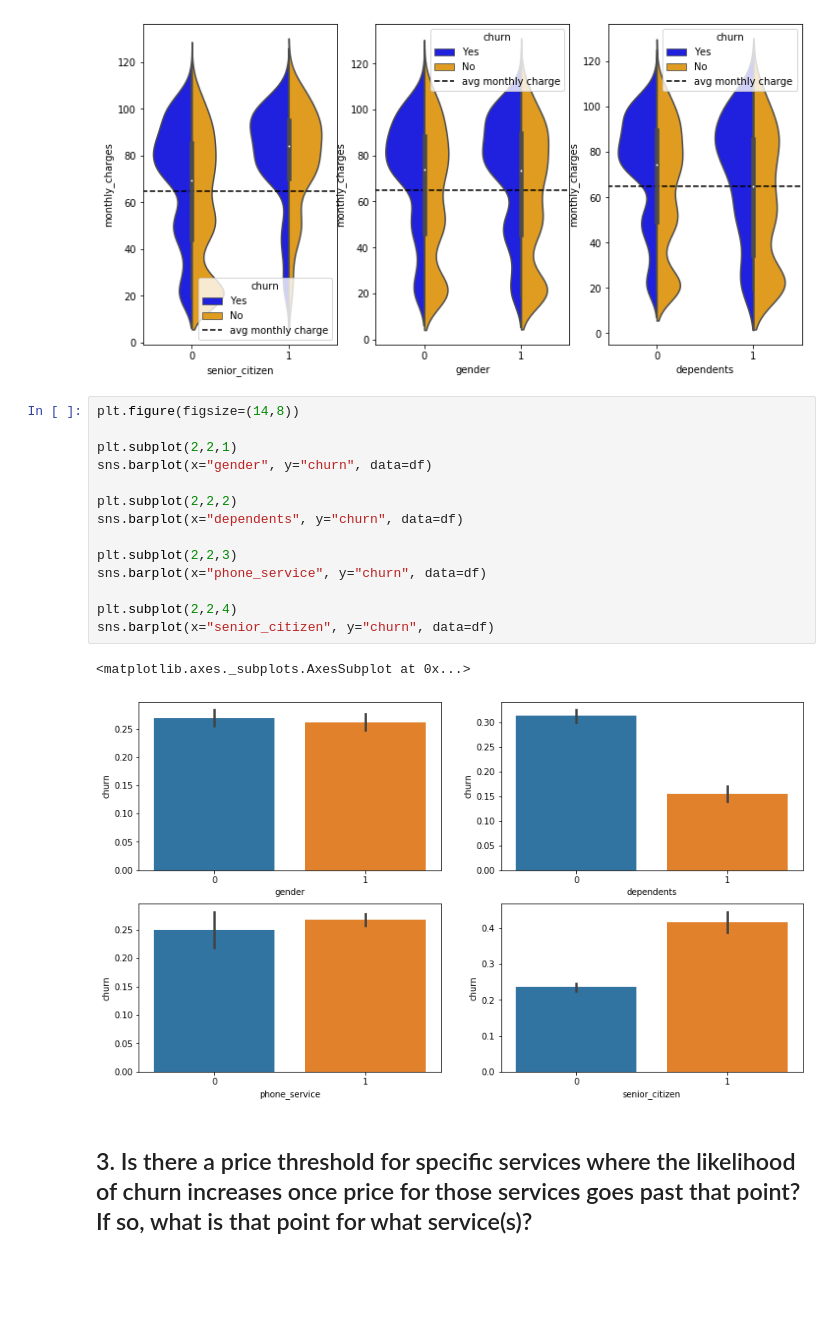
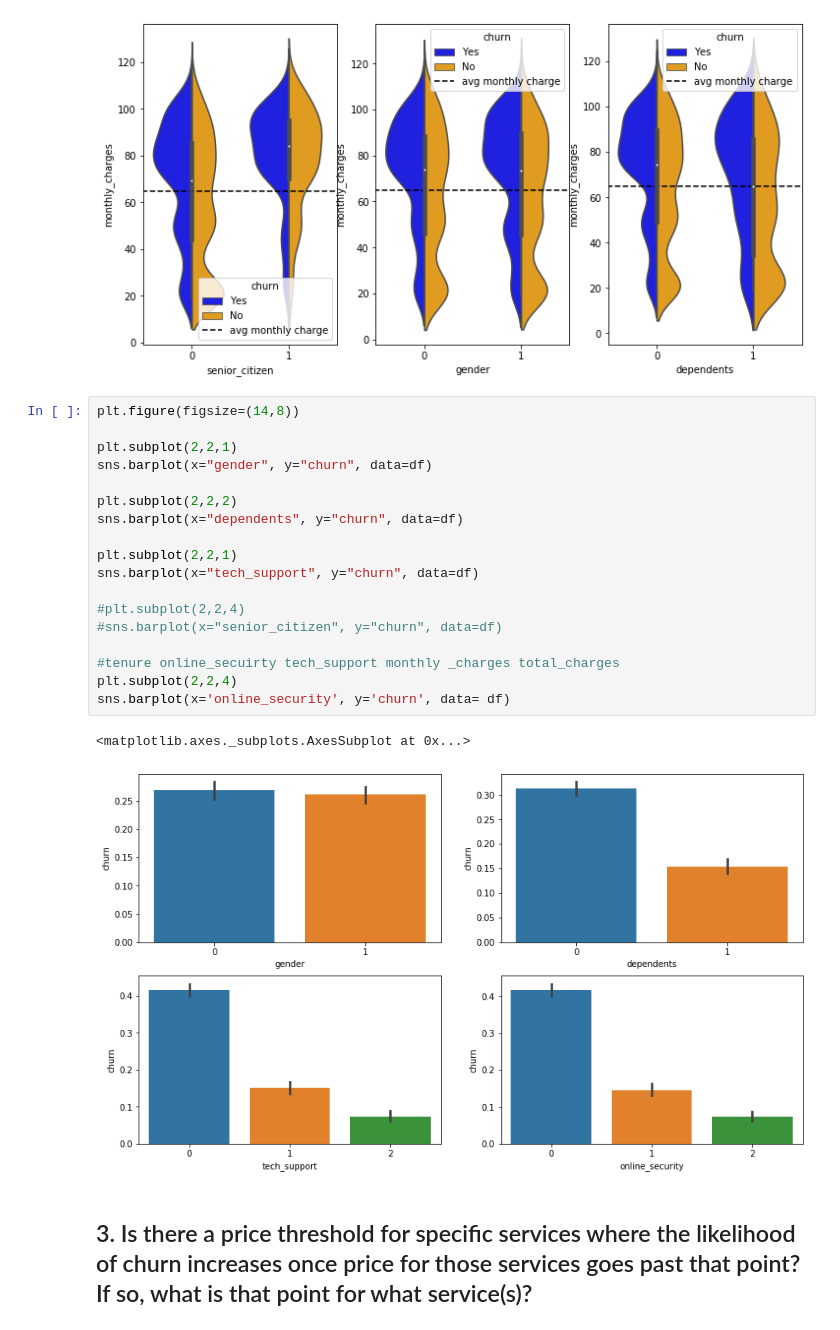
Before and after one commit to Mattsantos541/Telco-Regression-Project, a Jupyter notebook: Telco Classification project.ipynb, the cells around one changed output. Drawn from its saved outputs; the diff is of its cells as text; blank space fills up the shorter version.

```diff
--- a/Telco Classification project.ipynb
+++ b/Telco Classification project.ipynb
@@ -674,20 +605,24 @@ for i, feature in enumerate(features):
 # %%
 plt.figure(figsize=(14,8))
 
 plt.subplot(2,2,1)
 sns.barplot(x="gender", y="churn", data=df)
 
 plt.subplot(2,2,2)
 sns.barplot(x="dependents", y="churn", data=df)
 
-plt.subplot(2,2,3)
-sns.barplot(x="phone_service", y="churn", data=df)
+plt.subplot(2,2,1)
+sns.barplot(x="tech_support", y="churn", data=df)
 
+#plt.subplot(2,2,4)
+#sns.barplot(x="senior_citizen", y="churn", data=df)
+
+#tenure online_secuirty tech_support monthly _charges total_charges
 plt.subplot(2,2,4)
-sns.barplot(x="senior_citizen", y="churn", data=df)
+sns.barplot(x='online_security', y='churn', data= df)
 # %% [output]
 <matplotlib.axes._subplots.AxesSubplot at 0x...>
-[figure, old version]
+[figure, new version]
 # %% [markdown]
 ## 3. Is there a price threshold for specific services where the likelihood of churn increases once price for those services goes past that point? If so, what is that point for what service(s)?
 # %%
```
Also changed, not shown: parts of 109 cells of this notebook, 1 other file.
